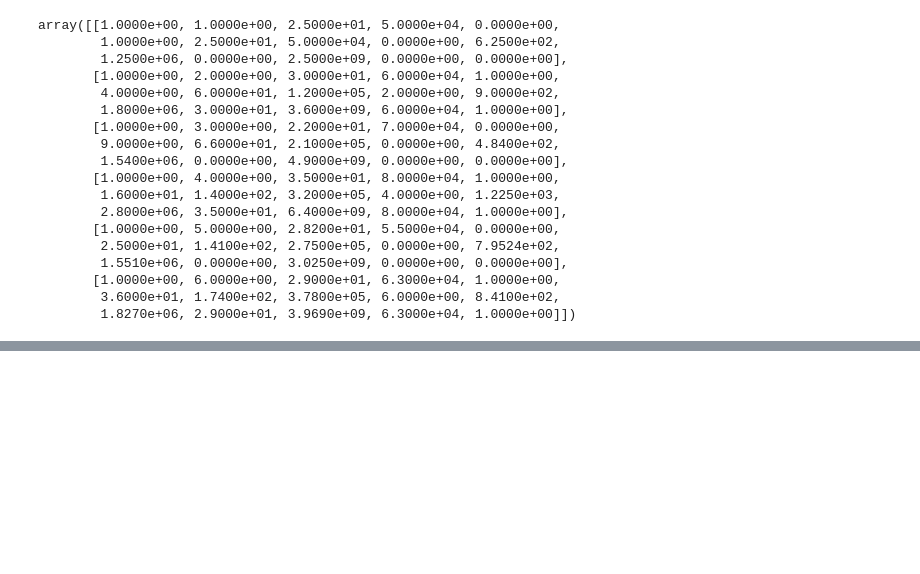
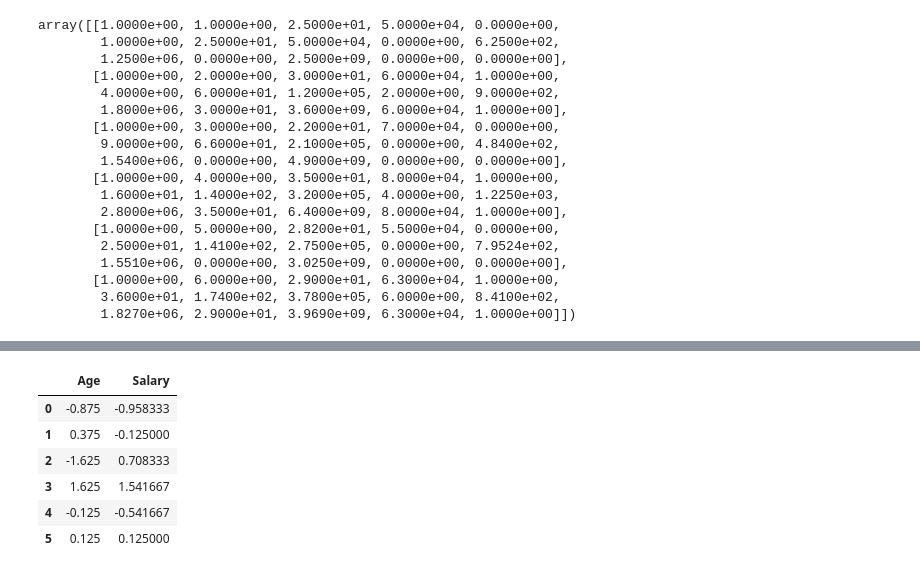
Before and after one commit to hahahang0/pandasPracQuestionsAndAnswers, a Jupyter notebook: pandasDataframeQuestions.ipynb, the cells around one changed output, grey strips where cells are left out. Drawn from its saved outputs; the diff is of its cells as text; code cells hidden in the pictures; blank space fills up the shorter version.

```diff
--- a/pandasDataframeQuestions.ipynb
+++ b/pandasDataframeQuestions.ipynb
@@ -569,0 +599,12 @@ array([[1.0000e+00, 1.0000e+00, 2.5000e+01, 5.0000e+04, 0.0000e+00,
+# %%
+scaled_df  = pd.DataFrame(rs.fit_transform(transformed_df),columns=transformed_df.columns)
+# %%
+scaled_df
+# %% [output]
+|  | Age | Salary |
+| 0 | -0.875 | -0.958333 |
+| 1 | 0.375 | -0.125000 |
+| 2 | -1.625 | 0.708333 |
+| 3 | 1.625 | 1.541667 |
+| 4 | -0.125 | -0.541667 |
+| 5 | 0.125 | 0.125000 |
```
Also changed, not shown: parts of 10 cells of this notebook.
